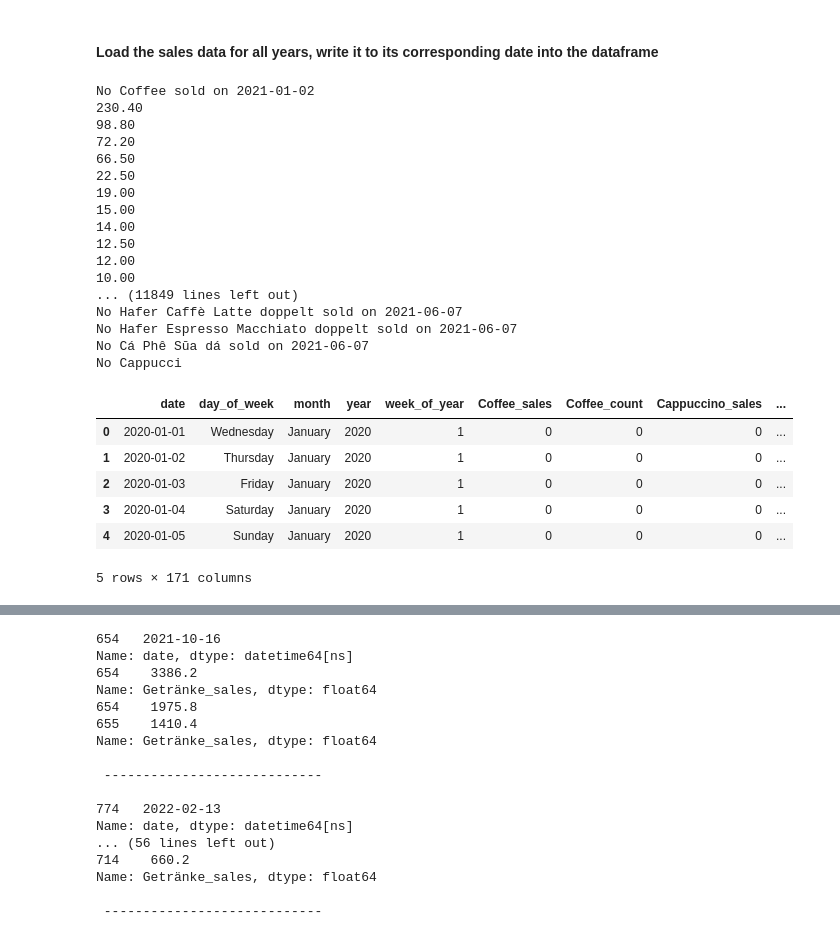
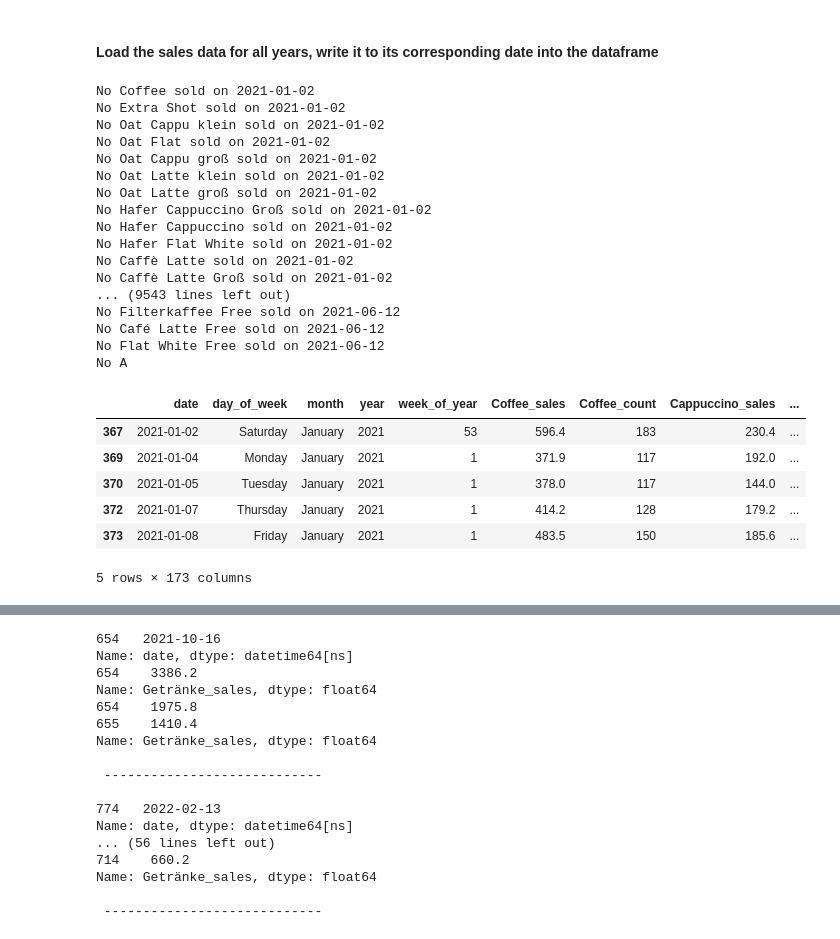
Before and after one commit to magicmagnus/CoffeeClimateCorrelation, a Jupyter notebook: load_coffeesalesdata.ipynb, the cells around one changed output, grey strips where cells are left out. Drawn from its saved outputs; the diff is of its cells as text; code cells hidden in the pictures.

```diff
--- a/load_coffeesalesdata.ipynb
+++ b/load_coffeesalesdata.ipynb
@@ -40,7 +40,7 @@ total_sales_index = "Unnamed: 3"
 years = ["2021", "2022"]
 months = ["01jan", "02feb", "03mar", "04apr", "05may", "06jun", "07jul", "08aug", "09sep", "10oct", "11nov", "12dec"]
 
-coffeeproducts_text = open("C:/Users/Nadia/CoffeeClimateCorrelation/coffeeproducts.txt",'r', encoding="utf-8").readlines()
+coffeeproducts_text = open("coffeeproducts.txt",'r', encoding="utf-8").readlines()
 coffeeproducts = ['Coffee']
 for row in coffeeproducts_text:
     coffeeproducts.append(str(row.strip()))
@@ -49,8 +49,8 @@ print("all_categories", coffeeproducts)
 
 # create new columns in the df for each category
 for coffeeproduct in coffeeproducts:
-    df[f"{coffeeproduct}_sales"] = 0
-    df[f"{coffeeproduct}_count"] = 0
+    df[f"{coffeeproduct}_sales"] = 0.0
+    df[f"{coffeeproduct}_count"] = 0.0
 
 df
 # %% [output]
@@ -83,39 +83,47 @@ for year in years:
             for category in coffeeproducts:
                 try:
                     df.loc[df['date'] == data_date, f"{category}_sales"] = data[data[category_index] == category][total_sales_index].values[0]
-                    print(data[data[category_index] == category][total_sales_index].values[0])
+                    # add the sales of the category to the total sales with a pandas function called .loc
+
                     df.loc[df['date'] == data_date, f"{category}_count"] = data[data[category_index] == category][total_count_index].values[0]
                 except IndexError:
                     print(f"No {category} sold on {data_date}")
 df.info()
 # %% [output]
 No Coffee sold on 2021-01-02
-230.40
-98.80
-72.20
-66.50
-22.50
-19.00
-15.00
-14.00
-12.50
-12.00
-10.00
-... (11849 lines left out)
-No Hafer Caffè Latte doppelt sold on 2021-06-07
-No Hafer Espresso Macchiato doppelt sold on 2021-06-07
-No Cá Phê Sūa dá sold on 2021-06-07
-No Cappucci
+No Extra Shot sold on 2021-01-02
+No Oat Cappu klein sold on 2021-01-02
+No Oat Flat sold on 2021-01-02
+No Oat Cappu groß sold on 2021-01-02
+No Oat Latte klein sold on 2021-01-02
+No Oat Latte groß sold on 2021-01-02
+No Hafer Cappuccino Groß sold on 2021-01-02
+No Hafer Cappuccino sold on 2021-01-02
+No Hafer Flat White sold on 2021-01-02
+No Caffè Latte sold on 2021-01-02
+No Caffè Latte Groß sold on 2021-01-02
+... (9543 lines left out)
+No Filterkaffee Free sold on 2021-06-12
+No Café Latte Free sold on 2021-06-12
+No Flat White Free sold on 2021-06-12
+No A
-# %%
-df.head()
-# %% [output]
-|  | date | day_of_week | month | year | week_of_year | Coffee_sales | Coffee_count | Cappuccino_sales | ... |
-| 0 | 2020-01-01 | Wednesday | January | 2020 | 1 | 0 | 0 | 0 | ... |
-| 1 | 2020-01-02 | Thursday | January | 2020 | 1 | 0 | 0 | 0 | ... |
-| 2 | 2020-01-03 | Friday | January | 2020 | 1 | 0 | 0 | 0 | ... |
-| 3 | 2020-01-04 | Saturday | January | 2020 | 1 | 0 | 0 | 0 | ... |
-| 4 | 2020-01-05 | Sunday | January | 2020 | 1 | 0 | 0 | 0 | ... |
-5 rows × 171 columns
+# %%
+for category in coffeeproducts:
+    df[f"{category}_sales"] = df[f"{category}_sales"].astype(float)
+    df[f"{category}_count"] = df[f"{category}_count"].astype(int)
+    df["Coffee_sales"] = df["Coffee_sales"] + df[f"{category}_sales"]
+    df["Coffee_count"] = df["Coffee_count"] + df[f"{category}_count"]
+# %%
+df = df[df["Coffee_sales"] != 0]
+df.head()
+# %% [output]
+|  | date | day_of_week | month | year | week_of_year | Coffee_sales | Coffee_count | Cappuccino_sales | ... |
+| 367 | 2021-01-02 | Saturday | January | 2021 | 53 | 596.4 | 183 | 230.4 | ... |
+| 369 | 2021-01-04 | Monday | January | 2021 | 1 | 371.9 | 117 | 192.0 | ... |
+| 370 | 2021-01-05 | Tuesday | January | 2021 | 1 | 378.0 | 117 | 144.0 | ... |
+| 372 | 2021-01-07 | Thursday | January | 2021 | 1 | 414.2 | 128 | 179.2 | ... |
+| 373 | 2021-01-08 | Friday | January | 2021 | 1 | 483.5 | 150 | 185.6 | ... |
+5 rows × 173 columns
 # %%
 # print the top k maximal values of Getränke_sales and the corresponding date
 k = 15
```
Also changed, not shown: parts of 6 cells of this notebook, 3 other files.
